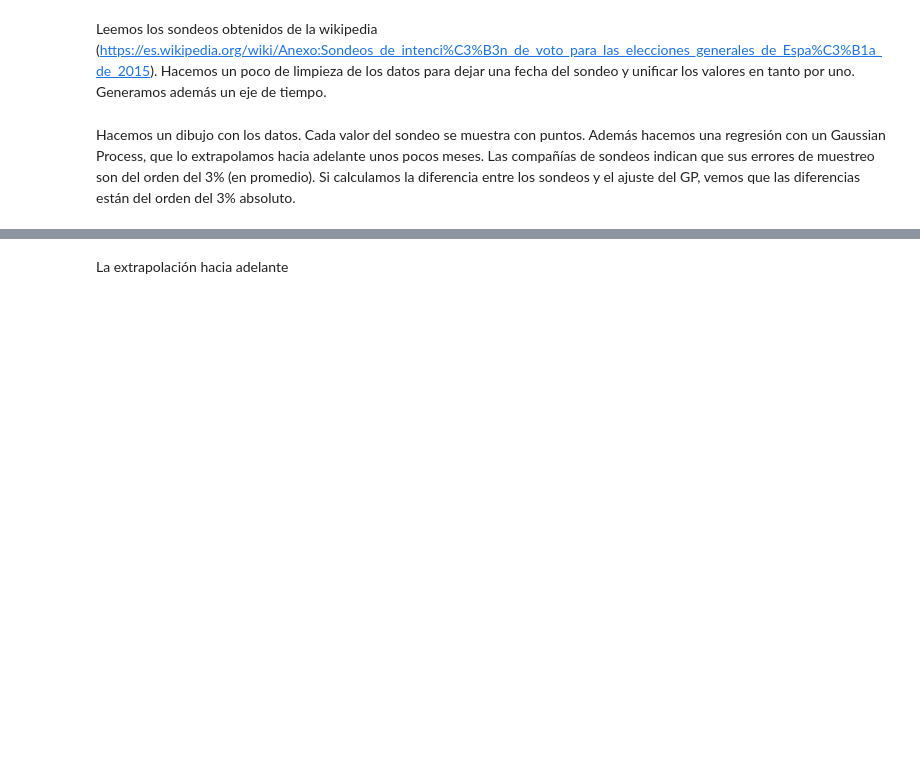
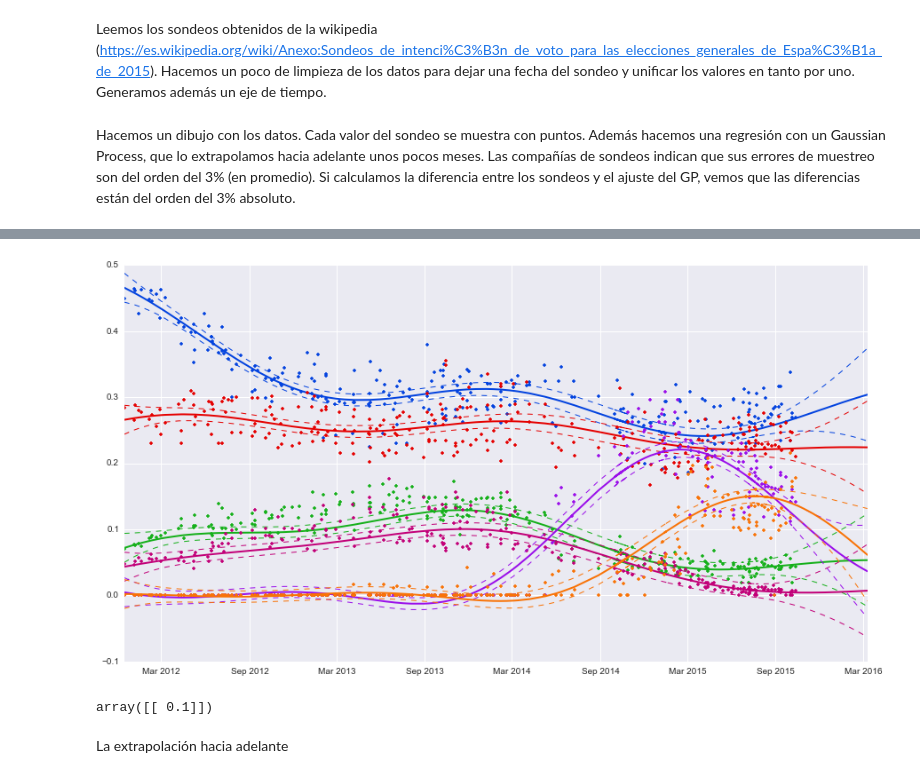
Before and after one commit to aasensio/elecciones2016, a Jupyter notebook: Sondeos Elecciones 2015.ipynb, the cells around one changed output, grey strips where cells are left out. Cells and saved outputs as stored; diff of their text form; code cells hidden in the pictures; blank space fills up the shorter version.

```diff
--- a/Sondeos Elecciones 2015.ipynb
+++ b/Sondeos Elecciones 2015.ipynb
@@ -121,3 +124,30 @@ ax.xaxis.set_major_locator(mdates.MonthLocator())
+# %%
+y = np.zeros((nObs,6))
+x = np.zeros((nObs,6))
+xnew = np.zeros((len(deltaNew), 6))
+for i in range(6):
+    x[:,i] = xu
+    y[:,i] = partidos[i][idx]
+    xnew[:,i] = deltaNew
+gp = gaussian_process.GaussianProcess(theta0=0.1, nugget=nugget)
+gp.fit(x, y)
+predict, variance = gp.predict(xnew, eval_MSE=True)
+stddev = np.sqrt(variance)
+
+f, ax = pl.subplots(nrows=1, ncols=1, figsize=(15,8))
+ax.xaxis_date()
+for i in range(6):
+    ax.plot(fecha, partidos[i], '.', color=sn.xkcd_rgb[colors[i]], linewidth=2)
+
+    ax.plot(fechaNew, predict[:,i], color=sn.xkcd_rgb[colors[i]], linewidth=2)
+    ax.plot(fechaNew, predict[:,i]+2.0*stddev, '--', color=sn.xkcd_rgb[colors[i]], linewidth=1)
+    ax.plot(fechaNew, predict[:,i]-2.0*stddev, '--', color=sn.xkcd_rgb[colors[i]], linewidth=1)
+# %% [output]
+[figure, added]
+# %%
+gp.theta_
+# %% [output]
+array([[ 0.1]])
 # %% [markdown]
 La extrapolación hacia adelante
 # %%
```
Also changed, not shown: parts of 2 cells of this notebook, 10 other files.
